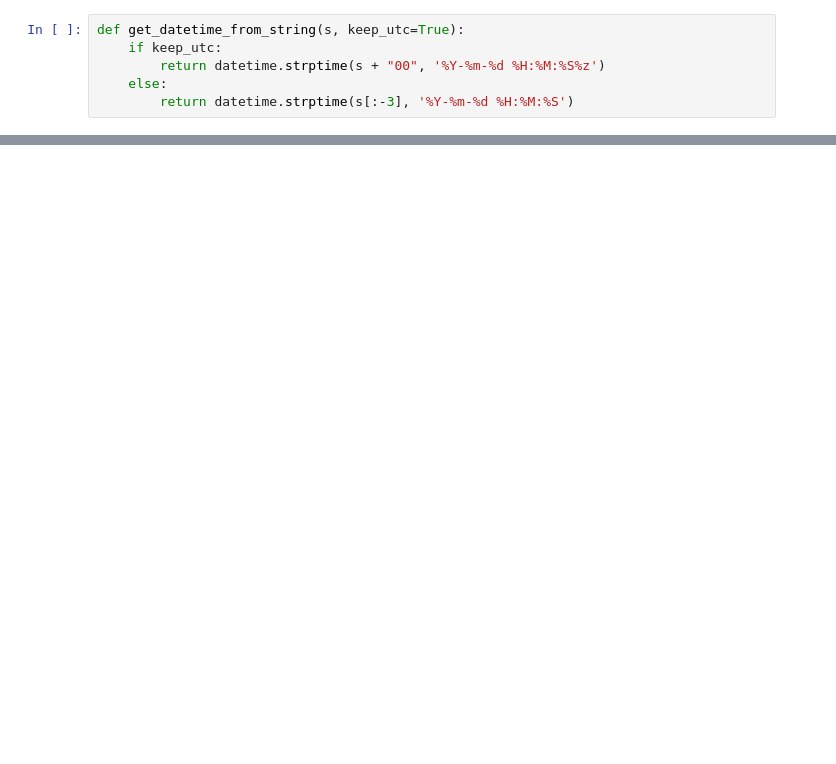
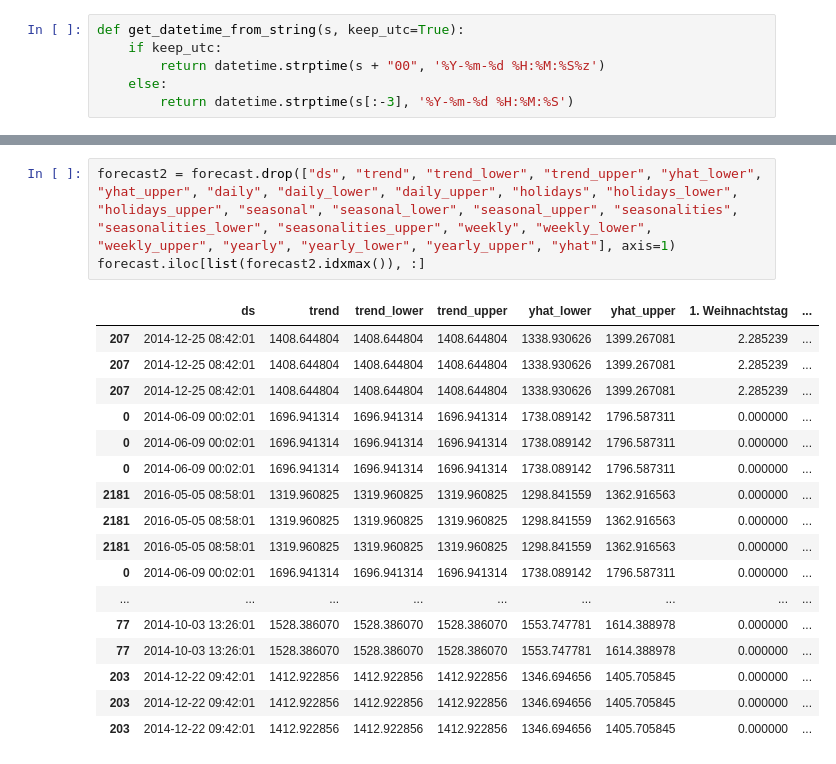
Before and after one commit to WGierke/informatiCup2018, a Jupyter notebook: notebooks/1.2-wg-prophet-with-holidays.ipynb, the cells around one changed output, grey strips where cells are left out. Drawn from its saved outputs; the diff is of its cells as text; blank space fills up the shorter version.

```diff
--- a/notebooks/1.2-wg-prophet-with-holidays.ipynb
+++ b/notebooks/1.2-wg-prophet-with-holidays.ipynb
@@ -126,0 +57,21 @@ m.plot_components(forecast);
+# %%
+forecast2 = forecast.drop(["ds", "trend", "trend_lower", "trend_upper", "yhat_lower", "yhat_upper", "daily", "daily_lower", "daily_upper", "holidays", "holidays_lower", "holidays_upper", "seasonal", "seasonal_lower", "seasonal_upper", "seasonalities", "seasonalities_lower", "seasonalities_upper", "weekly", "weekly_lower", "weekly_upper", "yearly", "yearly_lower", "yearly_upper", "yhat"], axis=1)
+forecast.iloc[list(forecast2.idxmax()), :]
+# %% [output]
+|  | ds | trend | trend_lower | trend_upper | yhat_lower | yhat_upper | 1. Weihnachtstag | ... |
+| 207 | 2014-12-25 08:42:01 | 1408.644804 | 1408.644804 | 1408.644804 | 1338.930626 | 1399.267081 | 2.285239 | ... |
+| 207 | 2014-12-25 08:42:01 | 1408.644804 | 1408.644804 | 1408.644804 | 1338.930626 | 1399.267081 | 2.285239 | ... |
+| 207 | 2014-12-25 08:42:01 | 1408.644804 | 1408.644804 | 1408.644804 | 1338.930626 | 1399.267081 | 2.285239 | ... |
+| 0 | 2014-06-09 00:02:01 | 1696.941314 | 1696.941314 | 1696.941314 | 1738.089142 | 1796.587311 | 0.000000 | ... |
+| 0 | 2014-06-09 00:02:01 | 1696.941314 | 1696.941314 | 1696.941314 | 1738.089142 | 1796.587311 | 0.000000 | ... |
+| 0 | 2014-06-09 00:02:01 | 1696.941314 | 1696.941314 | 1696.941314 | 1738.089142 | 1796.587311 | 0.000000 | ... |
+| 2181 | 2016-05-05 08:58:01 | 1319.960825 | 1319.960825 | 1319.960825 | 1298.841559 | 1362.916563 | 0.000000 | ... |
+| 2181 | 2016-05-05 08:58:01 | 1319.960825 | 1319.960825 | 1319.960825 | 1298.841559 | 1362.916563 | 0.000000 | ... |
+| 2181 | 2016-05-05 08:58:01 | 1319.960825 | 1319.960825 | 1319.960825 | 1298.841559 | 1362.916563 | 0.000000 | ... |
+| 0 | 2014-06-09 00:02:01 | 1696.941314 | 1696.941314 | 1696.941314 | 1738.089142 | 1796.587311 | 0.000000 | ... |
+| ... | ... | ... | ... | ... | ... | ... | ... | ... |
+| 77 | 2014-10-03 13:26:01 | 1528.386070 | 1528.386070 | 1528.386070 | 1553.747781 | 1614.388978 | 0.000000 | ... |
+| 77 | 2014-10-03 13:26:01 | 1528.386070 | 1528.386070 | 1528.386070 | 1553.747781 | 1614.388978 | 0.000000 | ... |
+| 203 | 2014-12-22 09:42:01 | 1412.922856 | 1412.922856 | 1412.922856 | 1346.694656 | 1405.705845 | 0.000000 | ... |
+| 203 | 2014-12-22 09:42:01 | 1412.922856 | 1412.922856 | 1412.922856 | 1346.694656 | 1405.705845 | 0.000000 | ... |
+| 203 | 2014-12-22 09:42:01 | 1412.922856 | 1412.922856 | 1412.922856 | 1346.694656 | 1405.705845 | 0.000000 | ... |
```
Also changed, not shown: parts of 15 cells of this notebook.
